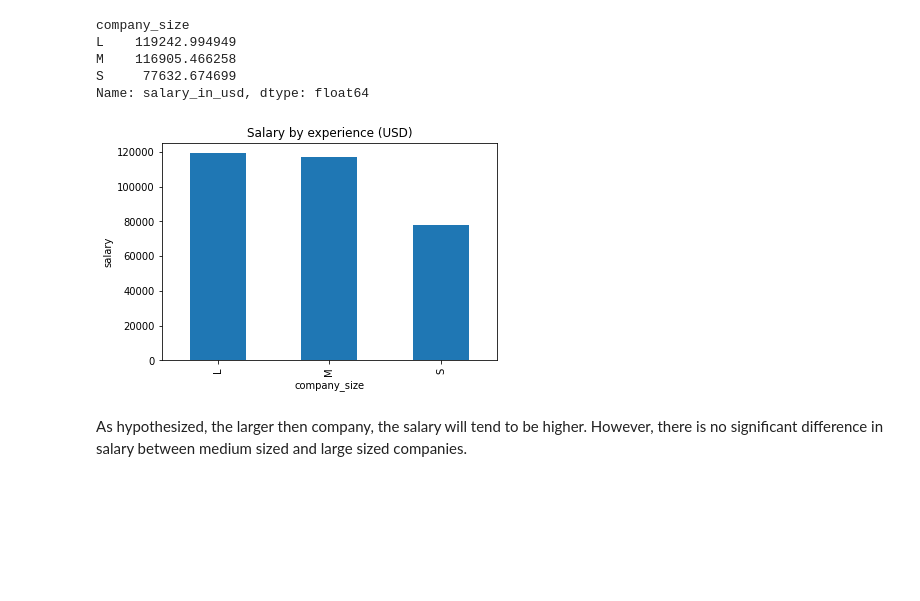
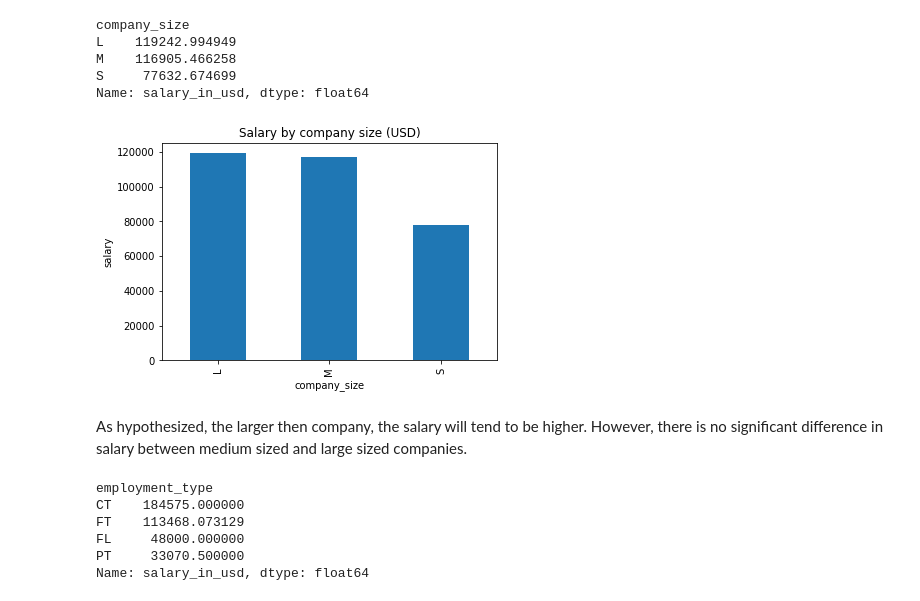
Before and after one commit to EvanKA/tetris-capstone, a Jupyter notebook: capstone_045_evan_kurnia_alim.ipynb, the cells around one changed output. Drawn from its saved outputs; the diff is of its cells as text; code cells hidden in the pictures; blank space fills up the shorter version.

```diff
--- a/capstone_045_evan_kurnia_alim.ipynb
+++ b/capstone_045_evan_kurnia_alim.ipynb
@@ -91,10 +92,21 @@ S     77632.674699
 Name: salary_in_usd, dtype: float64
 # %%
 size_salary.plot(kind='bar')
-plt.title('Salary by experience (USD)')
+plt.title('Salary by company size (USD)')
 plt.ylabel('salary')
 plt.show()
 # %% [output]
-[figure, old version]
+[figure, new version]
 # %% [markdown]
 As hypothesized, the larger then company, the salary will tend to be higher. However, there is no significant difference in salary between medium sized and large sized companies.
+# %%
+# average salary by employment type
+size_salary = ds_salary_df_1.groupby('employment_type')['salary_in_usd'].mean()
+size_salary.sort_values(ascending=False)
+# %% [output]
+employment_type
+CT    184575.000000
+FT    113468.073129
+FL     48000.000000
+PT     33070.500000
+Name: salary_in_usd, dtype: float64
```
Also changed, not shown: parts of 14 cells of this notebook.
